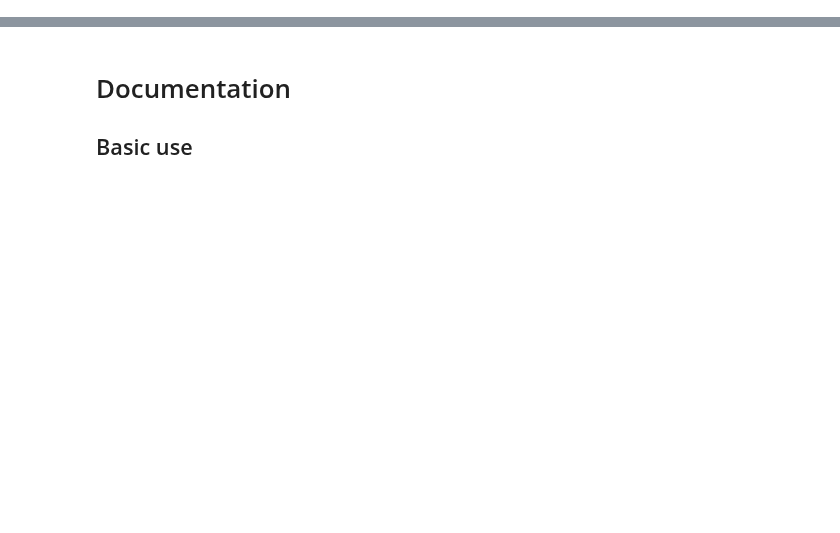
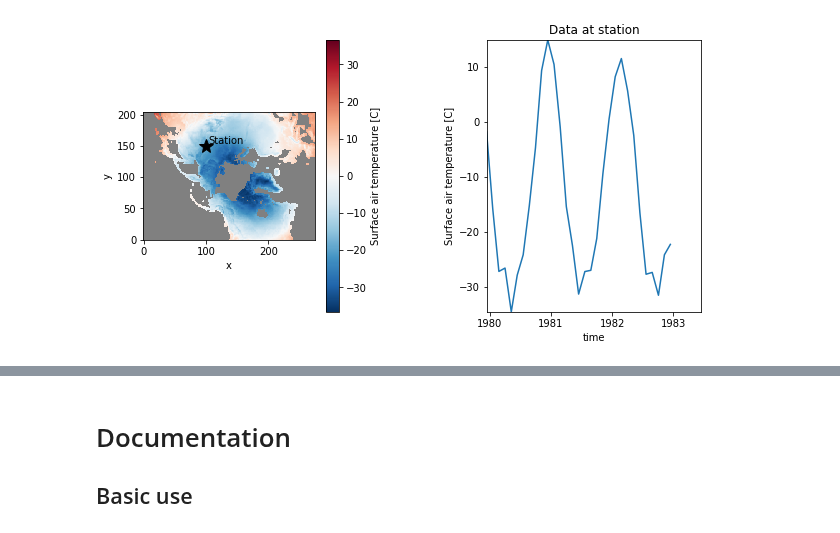
Before and after one commit to jbusecke/xmovie, a Jupyter notebook: ffmpeg_dev.ipynb, the cells around one changed output, grey strips where cells are left out. Cells and saved outputs as stored; diff of their text form; code cells hidden in the pictures; blank space fills up the shorter version.

```diff
--- a/ffmpeg_dev.ipynb
+++ b/ffmpeg_dev.ipynb
@@ -3,0 +55,28 @@
+# %%
+# some awesome static plot
+import matplotlib.pyplot as plt
+
+ds = xr.tutorial.open_dataset('rasm').Tair
+fig = plt.figure(figsize=[10,5])
+tt = 30
+
+station = dict(x=100, y=150)
+ds_station = ds.sel(**station)
+
+(ax1, ax2) = fig.subplots(ncols=2)
+ds.isel(time=tt).plot(ax=ax1)
+ax1.plot(station['x'], station['y'], marker='*', color='k' ,markersize=15)
+ax1.text(station['x']+4, station['y']+4, 'Station', color='k' )
+ax1.set_aspect(1)
+ax1.set_facecolor('0.5')
+ax1.set_title('');
+
+# Time series
+ds_station.isel(time=slice(0,tt+1)).plot.line(ax=ax2, x='time')
+ax2.set_xlim(ds.time.min().data, ds.time.max().data)
+ax2.set_ylim(ds_station.min(), ds_station.max())
+ax2.set_title('Data at station');
+
+fig.subplots_adjust(wspace=0.6)
+# %% [output]
+[figure, added]
```
Also changed, not shown: parts of 22 cells of this notebook, 9 other files.
